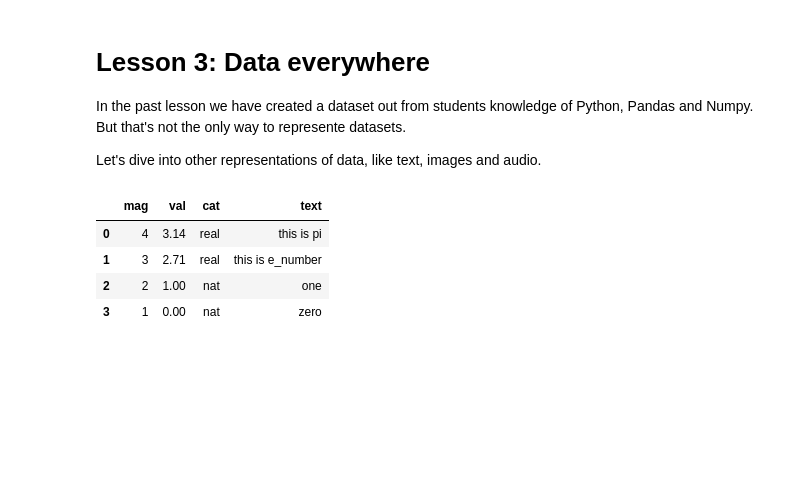
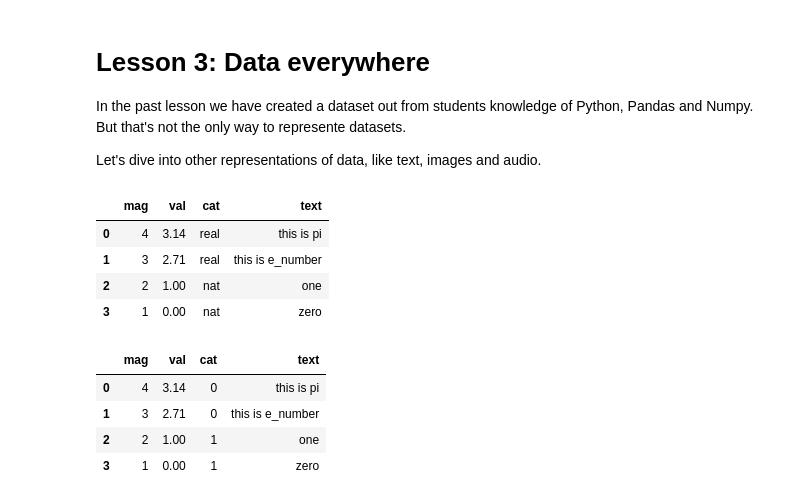
Before and after one commit to rodri-iot/my_bootcamp, a Jupyter notebook: notebooks/Lesson_3.ipynb, the cells around one changed output. Saved outputs shown, nothing was run; the diff lists cells and outputs as text; code cells hidden in the pictures; blank space fills up the shorter version.

```diff
--- a/notebooks/Lesson_3.ipynb
+++ b/notebooks/Lesson_3.ipynb
@@ -29,7 +29,15 @@ df_samp
 # %%
 # Now, computer can only read numbers so how can we convert this dataset to a
 # numeric representation?
 # 1.2 Categoricals: You can represent them with a yes, it is or  no, it's not
+df_samp["cat"] = df_samp["cat"].apply(lambda x:1 if x == "nat" else 0)
+df_samp
+# %% [output]
+|  | mag | val | cat | text |
+| 0 | 4 | 3.14 | 0 | this is pi |
+| 1 | 3 | 2.71 | 0 | this is e_number |
+| 2 | 2 | 1.00 | 1 | one |
+| 3 | 1 | 0.00 | 1 | zero |
 # %%
 # 1.3 Text: You can create a representation of text, encoding position
 # this  is   pi    e   one  zero
```
Also changed, not shown: parts of 6 cells of this notebook.
